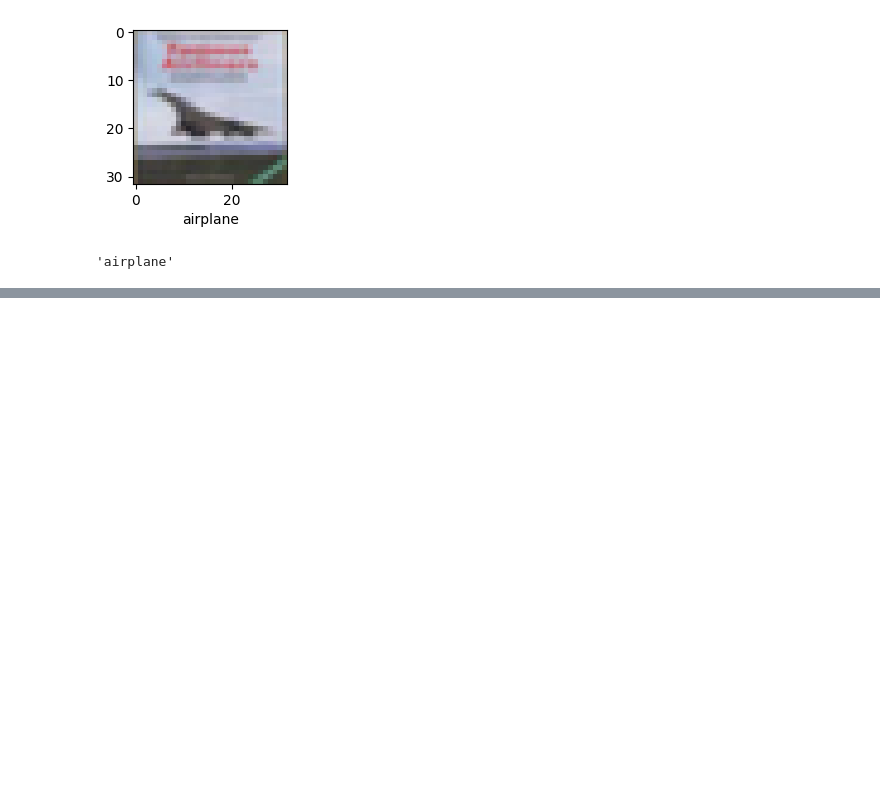
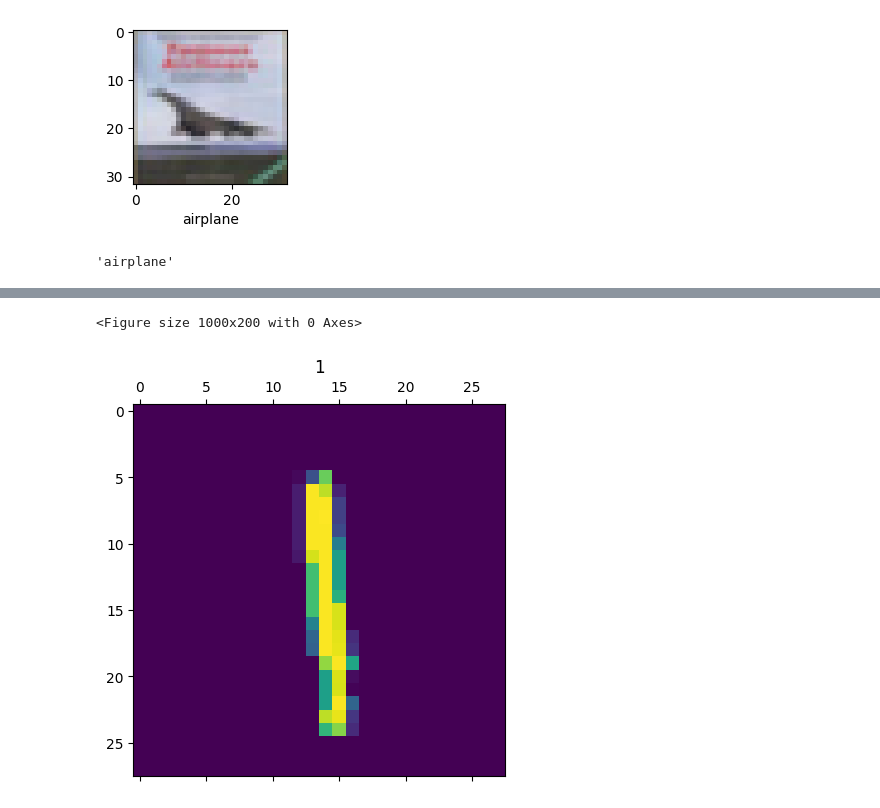
Before and after one commit to Surajpatra700/Deep-Learning_Project, a Jupyter notebook: Computer_Vision.ipynb, the cells around one changed output, grey strips where cells are left out. Drawn from its saved outputs; the diff is of its cells as text; code cells hidden in the pictures; blank space fills up the shorter version.

```diff
--- a/Computer_Vision.ipynb
+++ b/Computer_Vision.ipynb
@@ -199,0 +207,3 @@ classes[y_classes[3]]
+# %%
+(X_train,y_train), (X_test,y_test) = datasets.mnist.load_data()
+X_train.shape
@@ -199,0 +240,13 @@ classes[y_classes[3]]
+# %%
+classes_List = ["0","1","2","3","4","5","6","7","8","9"]
+# %%
+def plot_digits(X,y,index):
+  plt.figure(figsize=(10,2))
+  plt.matshow(X[index])
+  # plt.xlabel(classes_List[y[index]])
+  plt.title(classes_List[y[index]])
+# %%
+plot_digits(X_train, y_train, 8)
+# %% [output]
+<Figure size 1000x200 with 0 Axes>
+[figure, added]
```
Also changed, not shown: parts of 9 cells of this notebook.
